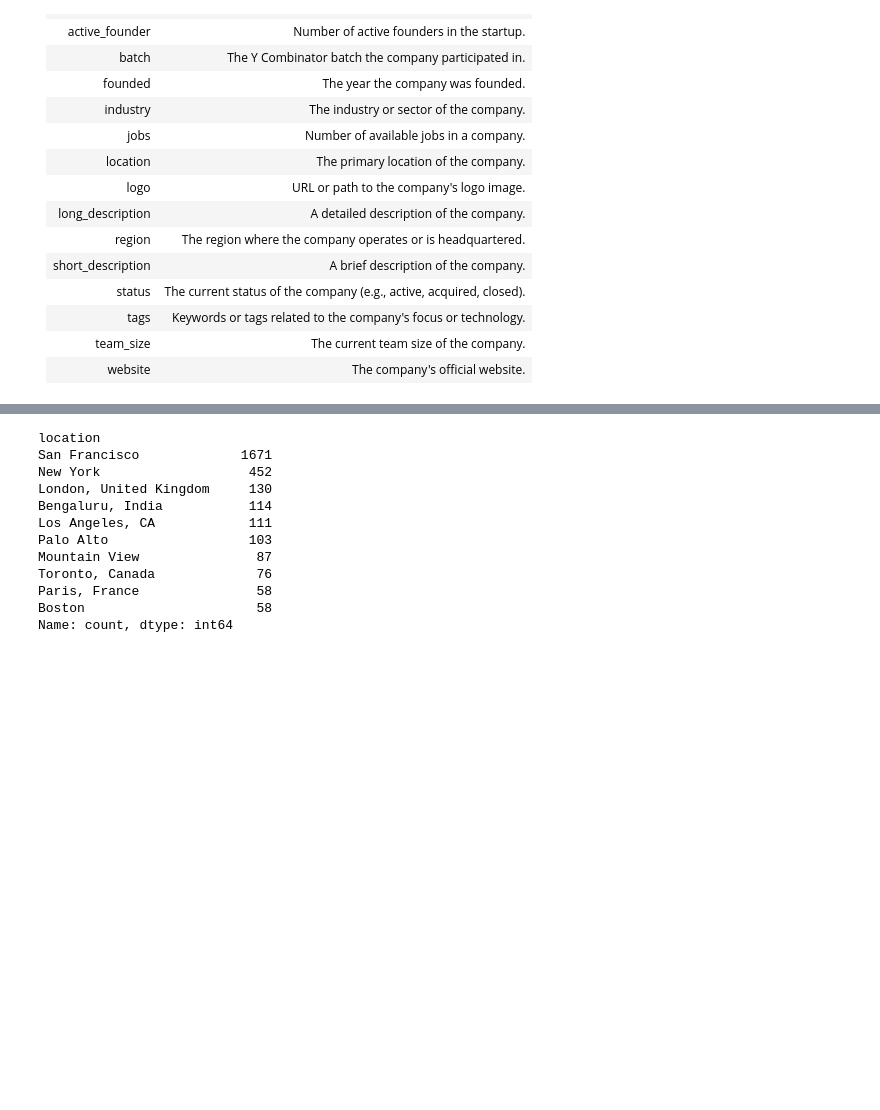
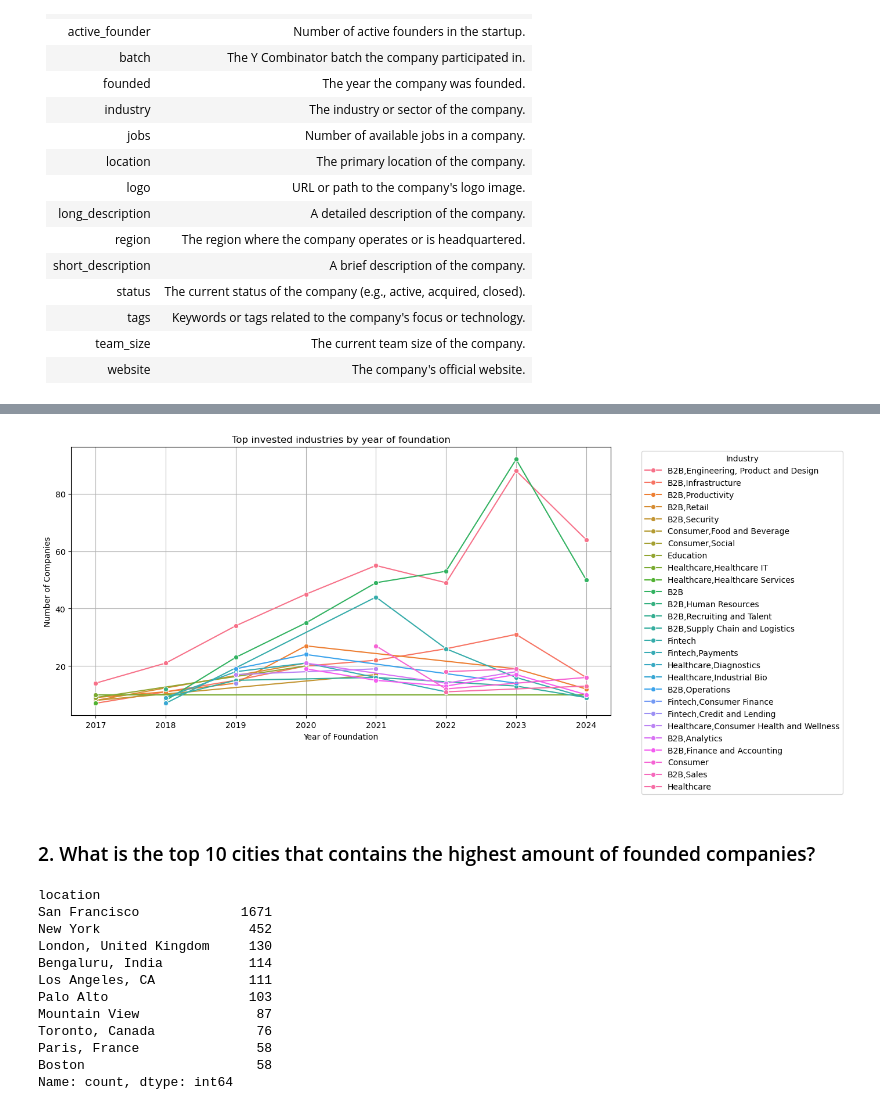
Before and after one commit to cintia-shinoda/rockspoon, a Jupyter notebook: rockspoon.ipynb, the cells around one changed output, grey strips where cells are left out. Drawn from its saved outputs; the diff is of its cells as text; code cells hidden in the pictures; blank space fills up the shorter version.

```diff
--- a/rockspoon.ipynb
+++ b/rockspoon.ipynb
@@ -108,0 +244,6 @@ plt.show()
+# %%
+# 2022
+founded_2022 = df[df["founded"] == 2022]
+industry_by_year_2022 = founded_2022.groupby(["founded", "industry"]).size().reset_index(name="count")
+industry_top_2022 = industry_by_year_2022.sort_values("count", ascending=False).head(10)
+print(industry_top_2022)
@@ -108,0 +262,6 @@ plt.show()
+# %%
+# 2023
+founded_2023 = df[df["founded"] == 2023]
+industry_by_year_2023 = founded_2023.groupby(["founded", "industry"]).size().reset_index(name="count")
+industry_top_2023 = industry_by_year_2023.sort_values("count", ascending=False).head(10)
+print(industry_top_2023)
@@ -108,0 +280,6 @@ plt.show()
+# %%
+# 2024
+founded_2024 = df[df["founded"] == 2024]
+industry_by_year_2024 = founded_2024.groupby(["founded", "industry"]).size().reset_index(name="count")
+industry_top_2024 = industry_by_year_2024.sort_values("count", ascending=False).head(10)
+print(industry_top_2024)
@@ -108,0 +300,9 @@ plt.show()
+# %%
+# Top industries merge:
+frames = [industry_top_2017, industry_top_2018, industry_top_2019, industry_top_2020, industry_top_2021, industry_top_2022, industry_top_2023, industry_top_2024]
+
+top_industries = pd.concat(frames, ignore_index=True)
+top_industries = top_industries.groupby(["founded", "industry"]).sum()
+top_industries_sorted = top_industries.sort_values("count", ascending=False).head(10)
+
+print(top_industries_sorted)
@@ -109 +333,18 @@ plt.show()
+# %%
+# Graph:
+
+plt.figure(figsize=(12, 6))
+sns.lineplot(data=top_industries, x="founded", y="count", hue="industry", marker="o")
+
+plt.xlabel("Year of Foundation")
+plt.ylabel("Number of Companies")
+plt.title("Top invested industries by year of foundation")
+plt.legend(title="Industry", bbox_to_anchor=(1.05, 1), loc="upper left")
+plt.grid(True)
+
+plt.show()
+# %% [output]
+[figure, added]
+# %% [markdown]
+### 2. What is the top 10 cities that contains the highest amount of founded companies?
 # %%
```
Also changed, not shown: parts of 40 cells of this notebook, 12 other files.
